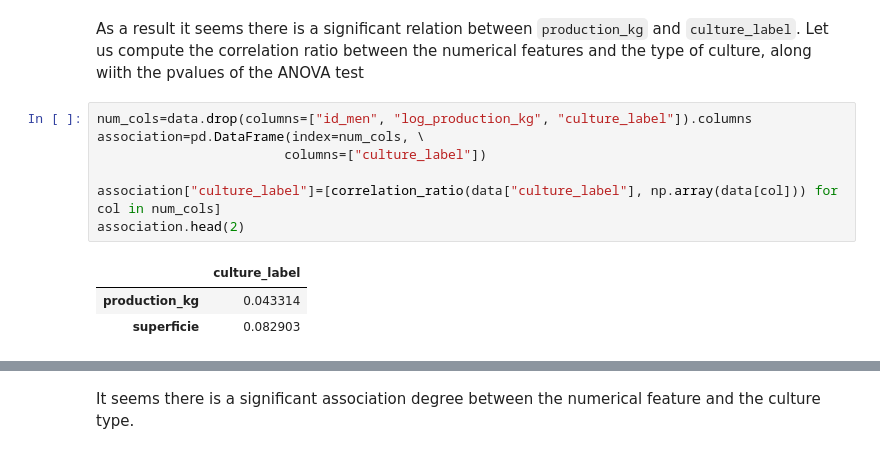
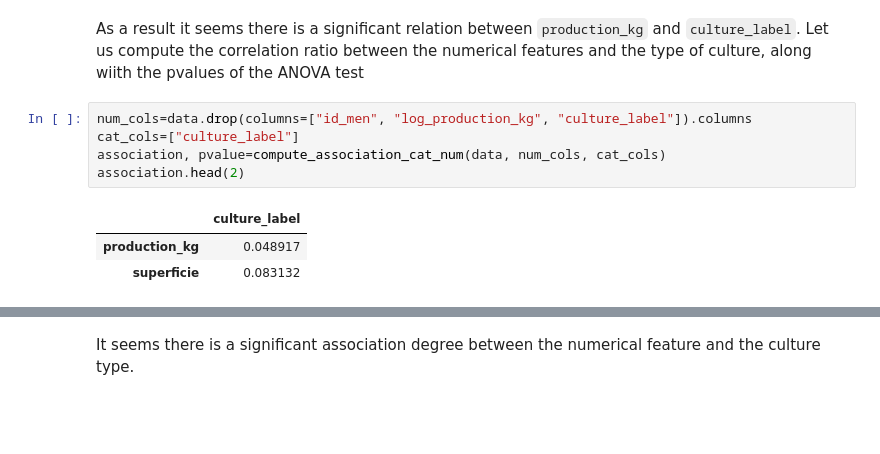
Before and after one commit to geosarr/agriculture-Senegal, a Jupyter notebook: data_exploration.ipynb, the cells around one changed output, grey strips where cells are left out. Saved outputs shown, nothing was run; the diff lists cells and outputs as text; blank space fills up the shorter version.

```diff
--- a/data_exploration.ipynb
+++ b/data_exploration.ipynb
@@ -104,12 +104,10 @@ The Kruskal Wallis test rejects the equality of medians at level 0.05
 As a result it seems there is a significant relation between `production_kg` and `culture_label`. Let us compute the correlation ratio between the numerical features and the type of culture, along wiith the pvalues of the ANOVA test
 # %%
 num_cols=data.drop(columns=["id_men", "log_production_kg", "culture_label"]).columns
-association=pd.DataFrame(index=num_cols, \
-                        columns=["culture_label"])
-
-association["culture_label"]=[correlation_ratio(data["culture_label"], np.array(data[col])) for col in num_cols]
+cat_cols=["culture_label"]
+association, pvalue=compute_association_cat_num(data, num_cols, cat_cols)
 association.head(2)
 # %% [output]
 |  | culture_label |
-| production_kg | 0.043314 |
-| superficie | 0.082903 |
+| production_kg | 0.048917 |
+| superficie | 0.083132 |
```
Also changed, not shown: parts of 11 cells of this notebook.
